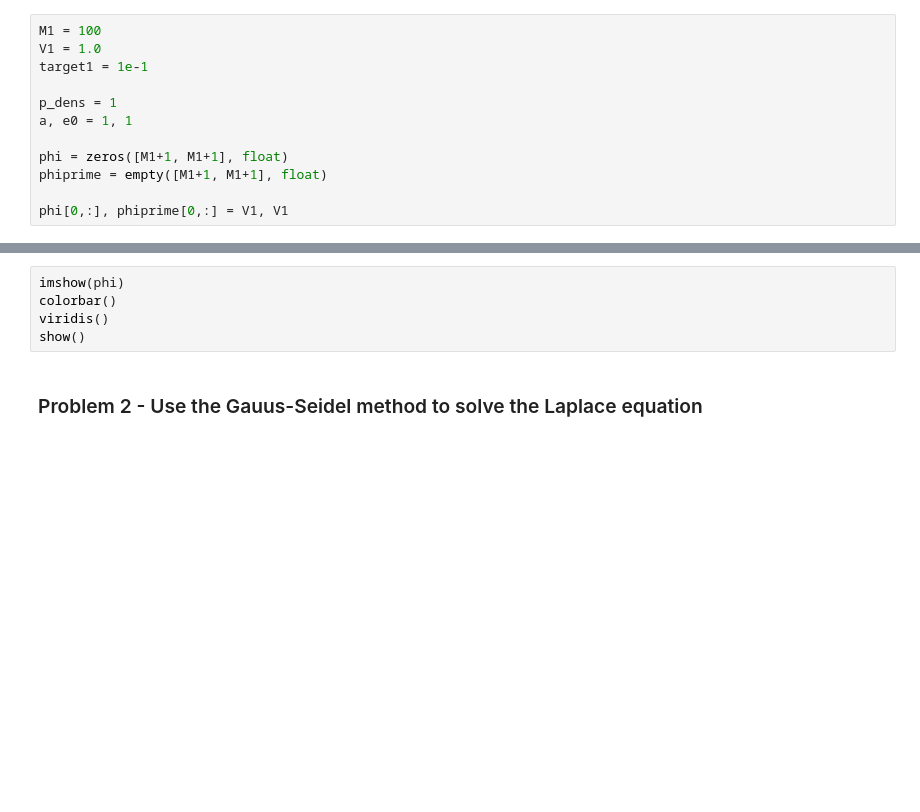
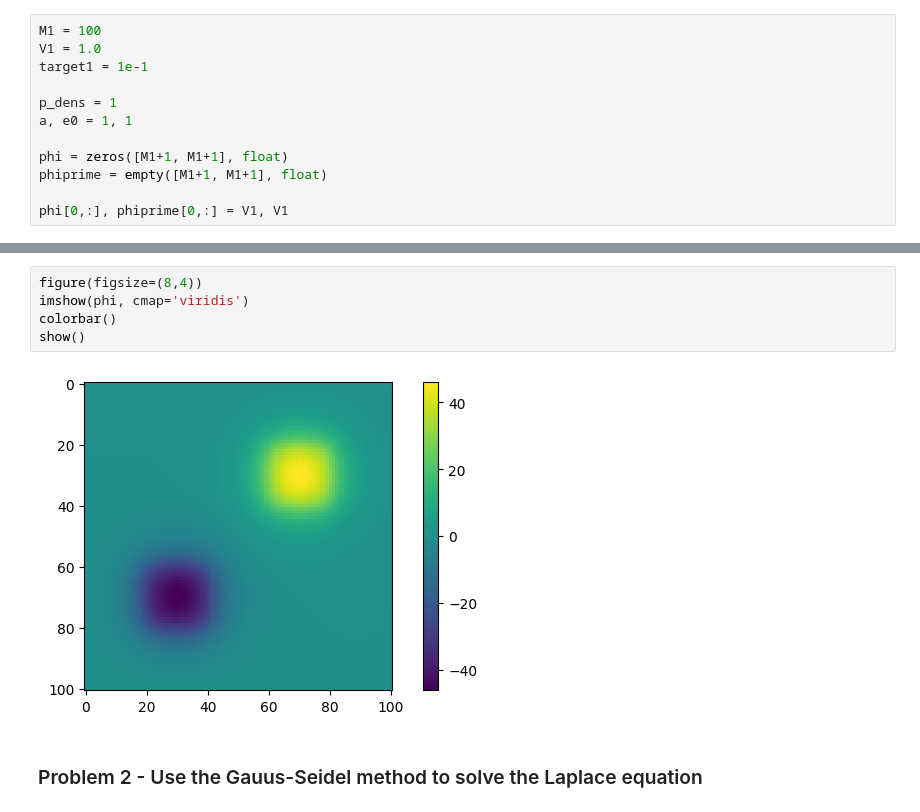
Before and after one commit to physerikc/computational-physics-II, a Jupyter notebook: list2 - partial differential equations.ipynb, the cells around one changed output, grey strips where cells are left out. Drawn from its saved outputs; the diff is of its cells as text; blank space fills up the shorter version.

```diff
--- a/list2 - partial differential equations.ipynb
+++ b/list2 - partial differential equations.ipynb
@@ -37,8 +35,10 @@ KeyboardInterrupt:
 # %%
-imshow(phi)
+figure(figsize=(8,4))
+imshow(phi, cmap='viridis')
 colorbar()
-viridis()
 show()
+# %% [output]
+[figure, added]
 # %% [markdown]
 ### Problem 2 - Use the Gauus-Seidel method to solve the Laplace equation
 # %%
```
Also changed, not shown: parts of 22 cells of this notebook.
